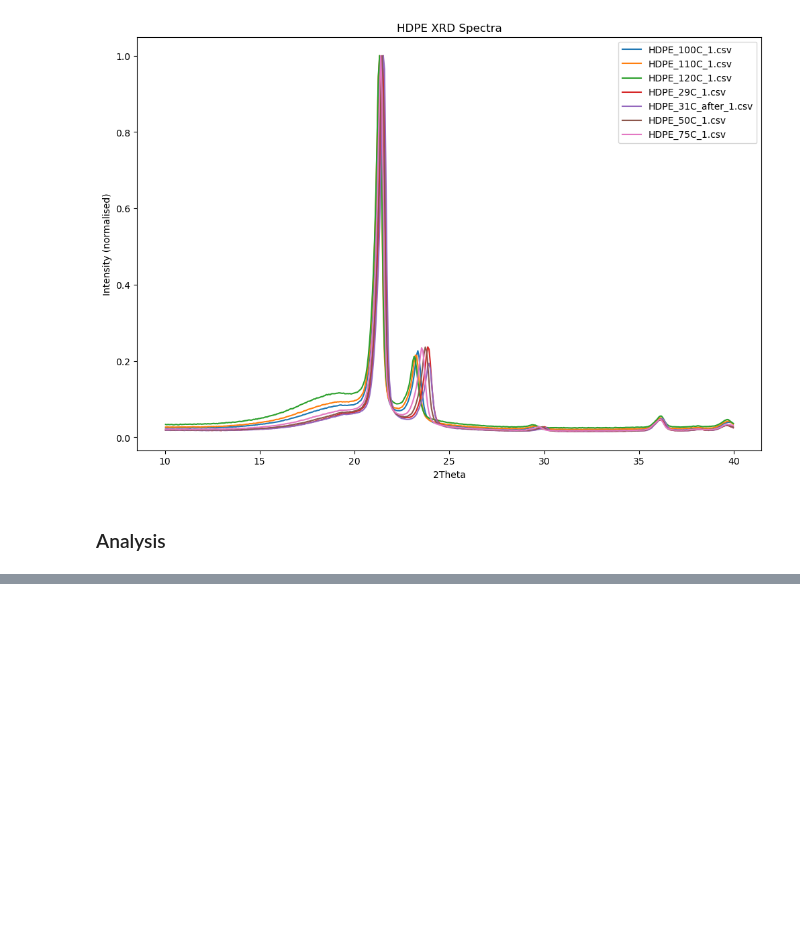
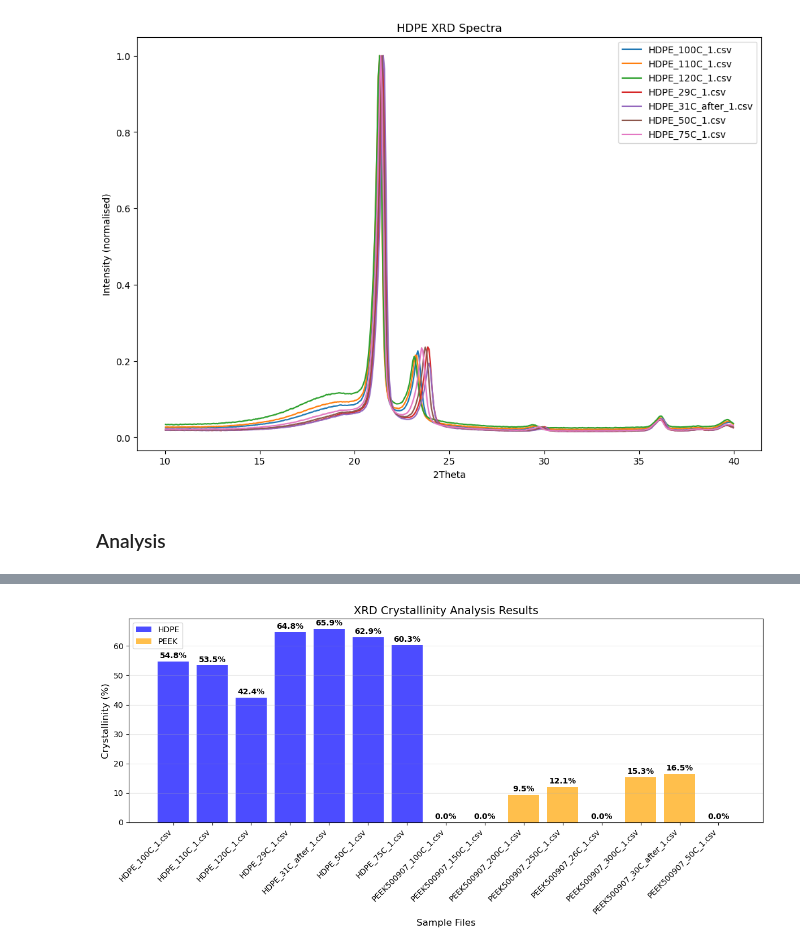
Before and after one commit to louis-sh-nguyen/polymer-characterisation, a Jupyter notebook: notebooks/XRD_heated_method.ipynb, the cells around one changed output, grey strips where cells are left out. Cells and saved outputs as stored; diff of their text form; code cells hidden in the pictures; blank space fills up the shorter version.

```diff
--- a/notebooks/XRD_heated_method.ipynb
+++ b/notebooks/XRD_heated_method.ipynb
@@ -1469,0 +2558,41 @@ plt.show()
+# %%
+def plot_crystallinity_from_excel(excel_file_path):
+    # Plot comparison plot
+    from matplotlib.patches import Patch
+
+    # Store results
+    overview_df = pd.read_excel(excel_file_path, sheet_name='Overview')
+    cryst_dict = dict(zip(overview_df['Filename'], overview_df['Crystallinity_percent']))
+    files = list(cryst_dict.keys())
+    crystallinity_values = list(cryst_dict.values())
+
+    # Create color mapping for different polymers
+    colors = ['blue' if 'HDPE' in file else 'orange' for file in files]
+
+    # Create bar chart
+    plt.figure(figsize=(12, 6))
+    bars = plt.bar(files, crystallinity_values, color=colors, alpha=0.7)
+
+    # Add value labels on top of bars
+    for bar, value in zip(bars, crystallinity_values):
+        plt.text(bar.get_x() + bar.get_width()/2, bar.get_height() + 0.5,
+                f'{value:.1f}%', ha='center', va='bottom', fontweight='bold')
+
+    plt.xlabel('Sample Files', fontsize=12)
+    plt.ylabel('Crystallinity (%)', fontsize=12)
+    plt.title('XRD Crystallinity Analysis Results', fontsize=14)
+    plt.xticks(rotation=45, ha='right')
+    plt.grid(axis='y', alpha=0.3)
+
+    # Add legend
+    legend_elements = [Patch(facecolor='blue', alpha=0.7, label='HDPE'),
+                    Patch(facecolor='orange', alpha=0.7, label='PEEK')]
+    plt.legend(handles=legend_elements, loc='upper left')
+
+    plt.tight_layout()
+    plt.show()
+
+# Usage
+plot_crystallinity_from_excel('../results/XRD_heated_results.xlsx')
+# %% [output]
+[figure, added]
```
Also changed, not shown: parts of 14 cells of this notebook, 1 other file.
